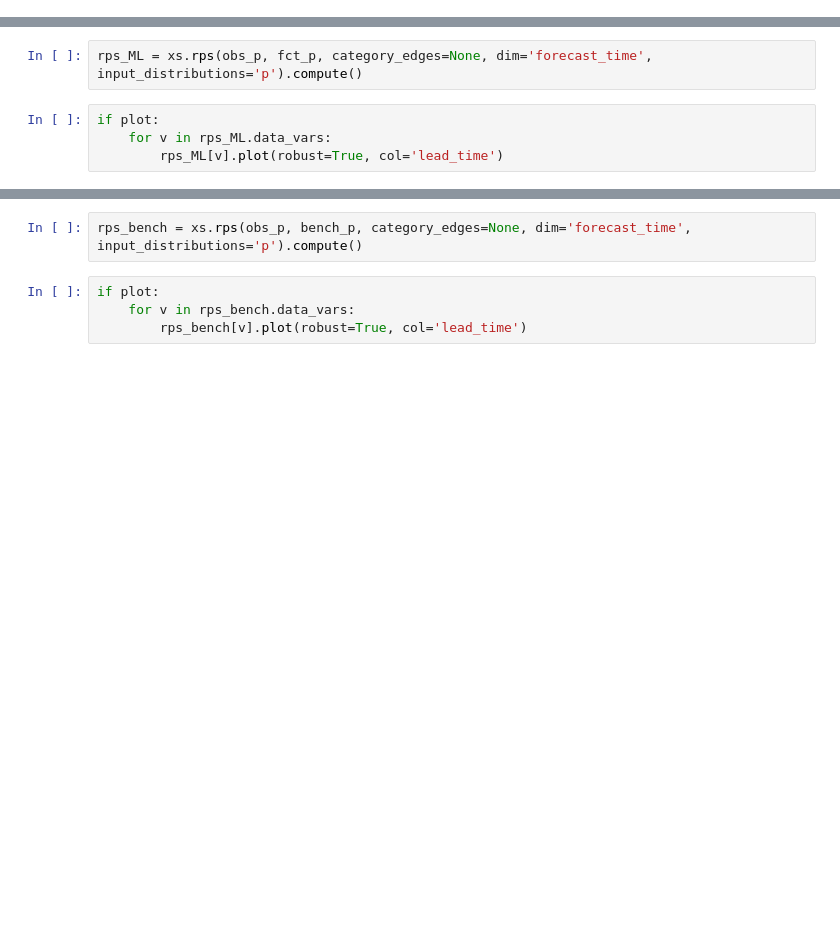
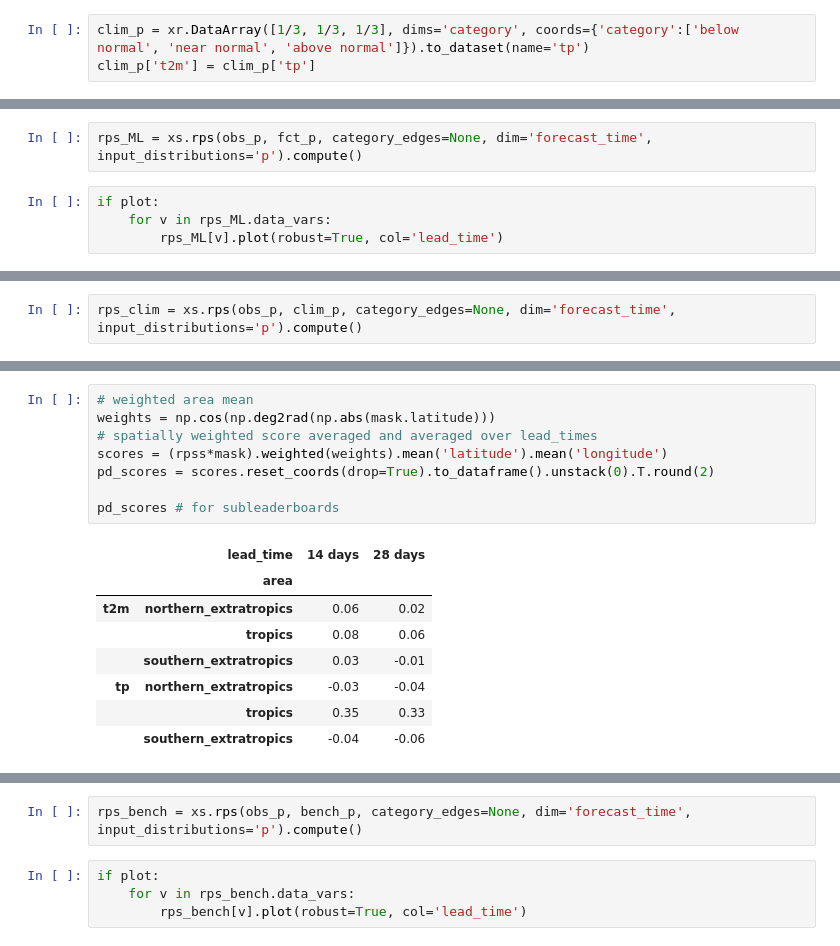
Before and after one commit to steidani/s2s-ai-challenge-kit-eth-ubern, a Jupyter notebook: notebooks/RPSS_verification.ipynb, the cells around one changed output, grey strips where cells are left out. Cells and saved outputs as stored; diff of their text form; blank space fills up the shorter version.

```diff
--- a/notebooks/RPSS_verification.ipynb
+++ b/notebooks/RPSS_verification.ipynb
@@ -75,3 +68,6 @@ Frozen(SortedKeysDict({'forecast_time': 53, 'category': 3, 'lead_time': 2, 'lati
+# %%
+clim_p = xr.DataArray([1/3, 1/3, 1/3], dims='category', coords={'category':['below normal', 'near normal', 'above normal']}).to_dataset(name='tp')
+clim_p['t2m'] = clim_p['tp']
 # %% [markdown]
 ### checks
 # %%
@@ -92,0 +90,2 @@ if plot:
+# %%
+rps_clim = xs.rps(obs_p, clim_p, category_edges=None, dim='forecast_time', input_distributions='p').compute()
@@ -92,0 +125,17 @@ if plot:
+# %%
+# weighted area mean
+weights = np.cos(np.deg2rad(np.abs(mask.latitude)))
+# spatially weighted score averaged and averaged over lead_times
+scores = (rpss*mask).weighted(weights).mean('latitude').mean('longitude')
+pd_scores = scores.reset_coords(drop=True).to_dataframe().unstack(0).T.round(2)
+
+pd_scores # for subleaderboards
+# %% [output]
+|  | lead_time | 14 days | 28 days |
+|  | area |  |  |
+| t2m | northern_extratropics | 0.06 | 0.02 |
+|  | tropics | 0.08 | 0.06 |
+|  | southern_extratropics | 0.03 | -0.01 |
+| tp | northern_extratropics | -0.03 | -0.04 |
+|  | tropics | 0.35 | 0.33 |
+|  | southern_extratropics | -0.04 | -0.06 |
```
Also changed, not shown: parts of 34 cells of this notebook, 4 other files.
